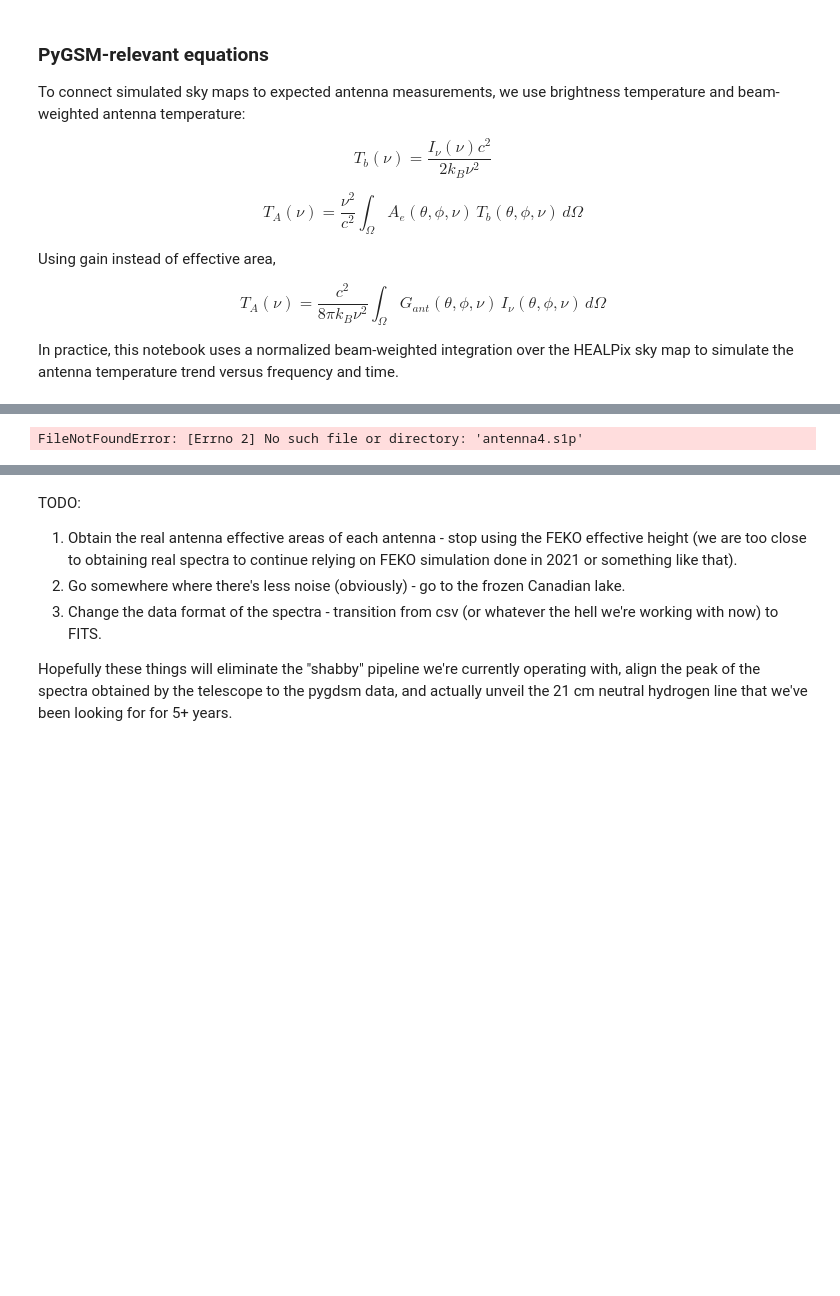
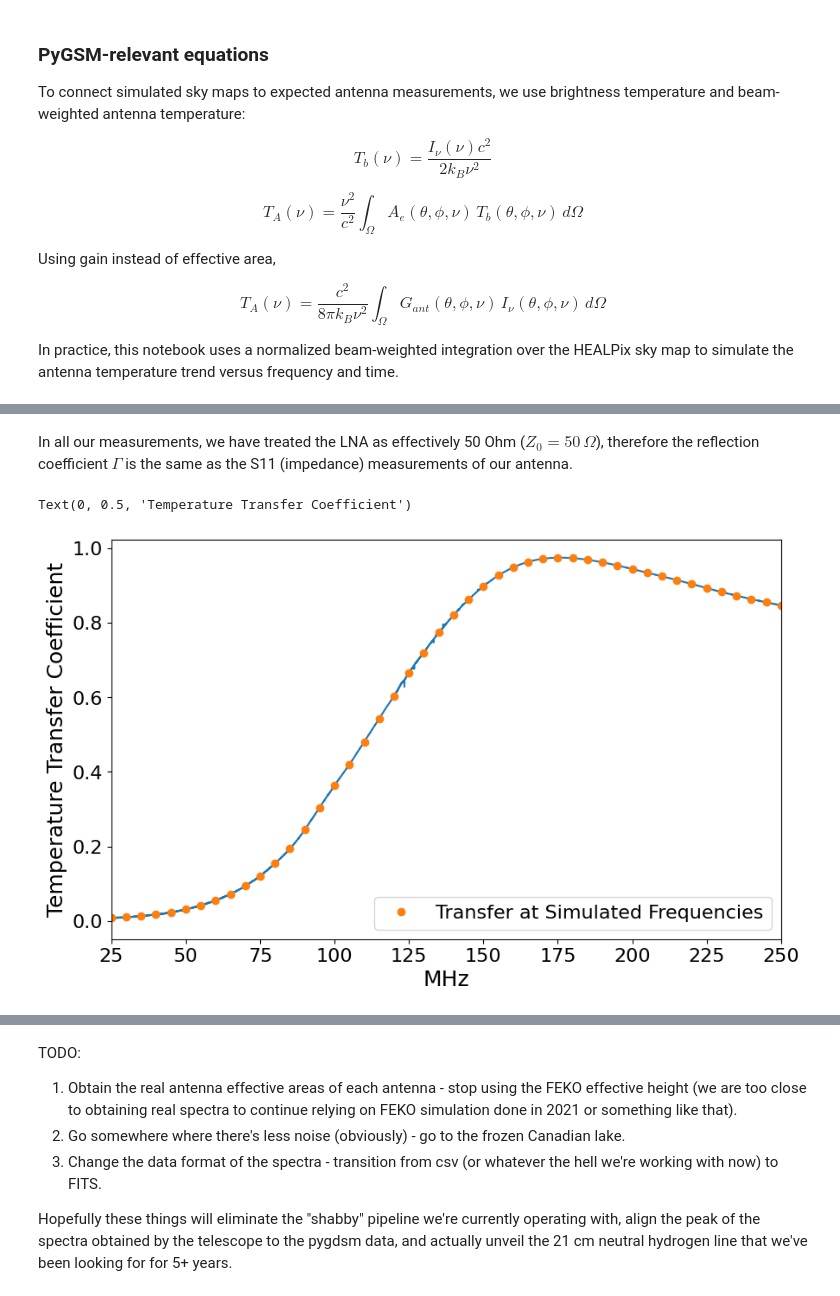
Before and after one commit to alhosani-abdulla/Highz-EXP, a Jupyter notebook: notebooks/pygsm_analysis.ipynb, the cells around one changed output, grey strips where cells are left out. Cells and saved outputs as stored; diff of their text form; code cells hidden in the pictures; blank space fills up the shorter version.

```diff
--- a/notebooks/pygsm_analysis.ipynb
+++ b/notebooks/pygsm_analysis.ipynb
@@ -213,24 +206,22 @@ This is how we will simulate the galactic signal, as seen by our antenna. Then w
+# %% [markdown]
+In all our measurements, we have treated the LNA as effectively 50 Ohm ($Z_0 = 50\,\Omega$), therefore the reflection coefficient $\Gamma$ is the same as the S11 (impedance) measurements of our antenna.
 # %%
 import skrf as rf
 import numpy as np
 
-ntwk = rf.Network('antenna4.s1p')
-s11 = ntwk.s[:, 0, 0]   # shape (N,)
+Antenna_S11_path = pathlib.Path("/home/peterson_lab/highz2026/Antenna_S11/wRelays_wRadials/Ant2_far.s1p")
+# Antenna_S11_path = pathlib.Path("/home/peterson_lab/highz2026/Antenna_S11/woRelays_wRadials/Ant2.s1p")
+ant_ntwk = rf.Network(Antenna_S11_path)
 
-z0 = ntwk.z0[0]         # typically 50 ohms
-nwk_frequencies = ntwk.f
-impedance = z0 * (1 + s11) / (1 - s11)
-real_impedance = np.real(impedance)
-mismatch_loss = 1 - np.abs(s11)**2    # scalar between 0 and 1
+RFBox_S11_path = pathlib.Path("/home/peterson_lab/highz2026/S11_RFBOX_IMPEDANCE_STATE0.S1P")
+rfbox_ntwk = rf.Network(RFBox_S11_path)
 
-from scipy.interpolate import interp1d
+ant_ntwk, rfbox_ntwk = rf.network.overlap(ant_ntwk, rfbox_ntwk)
 
-# Create interpolator
-f = interp1d(nwk_frequencies/1e6, mismatch_loss, kind='cubic')  # kind can also be 'cubic', 'nearest', etc.
-f2 = interp1d(nwk_frequencies/1e6, real_impedance, kind='cubic')  # kind can also be 'cubic', 'nearest', etc.
-# Interpolate
-new_mismatch_loss = f(gain_freqs)
-new_real_impedence = f2(gain_freqs)
-plt.plot(gain_freqs, new_mismatch_loss)
+ant_z = ant_ntwk.z[:, 0, 0]  # shape (N,)
+rfbox_z = rfbox_ntwk.z[:, 0, 0]  # shape (N,)
+
+# gamma = (rfbox_z - ant_z) / (ant_z + rfbox_z)
+gamma = ant_ntwk.s[:, 0, 0]  # shape (N,)
+nwk_frequencies = ant_ntwk.f
+transfer = 1 - np.abs(gamma)**2
-# %% [output]
-FileNotFoundError: [Errno 2] No such file or directory: 'antenna4.s1p'
@@ -245,0 +228,17 @@ _ = plt.colorbar()
+# %%
+# Interpolate this to the simulated frequency step
+from scipy.interpolate import CubicSpline
+transfer_interp = CubicSpline(nwk_frequencies/1e6, transfer)
+
+simulated_transfer = transfer_interp(frequencies_mhz)
+
+plt.figure(1, figsize=(10, 6), facecolor='white')
+plt.plot(nwk_frequencies/1e6, transfer)
+plt.plot(frequencies_mhz, simulated_transfer, marker='o', linestyle='', label='Transfer at Simulated Frequencies')
+plt.xlim(25, 250)
+plt.legend()
+plt.xlabel("MHz")
+plt.ylabel("Temperature Transfer Coefficient")
+# %% [output]
+Text(0, 0.5, 'Temperature Transfer Coefficient')
+[figure, added]
```
Also changed, not shown: parts of 11 cells of this notebook, 3 other files.
